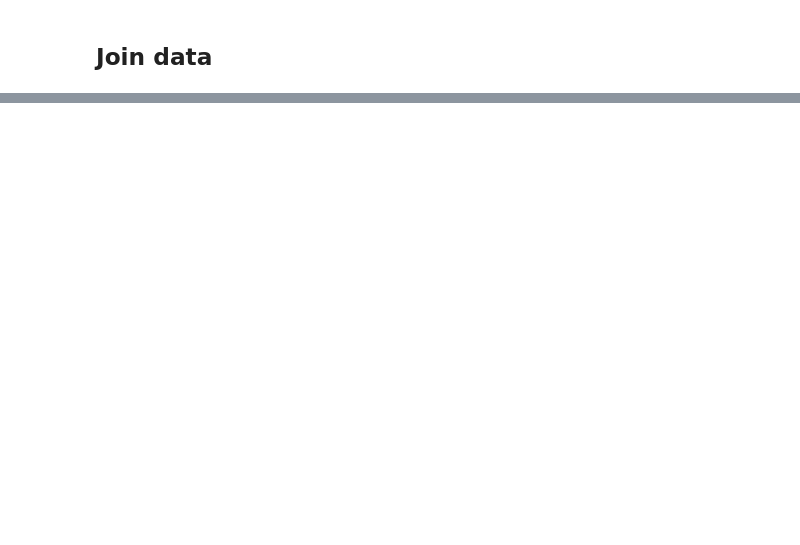
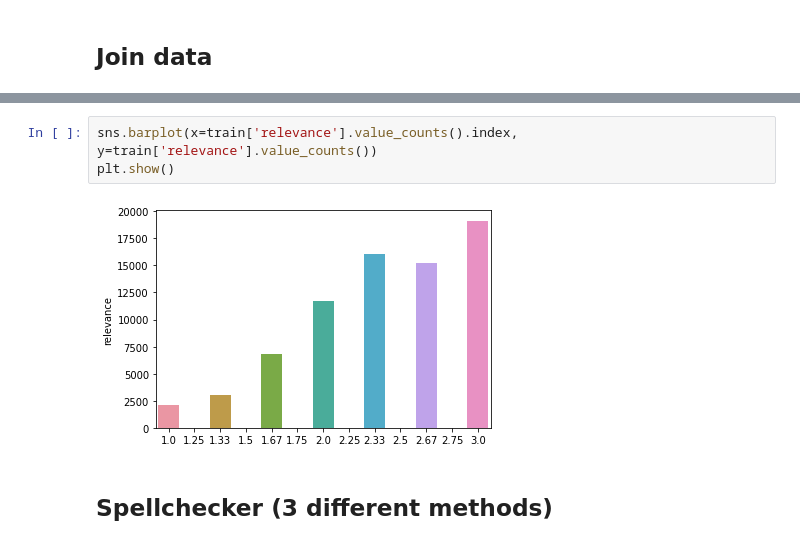
Before and after one commit to lcesaratto/Kaggle-HomeDepot, a Jupyter notebook: 1-EDA & Feature Engineering.ipynb, the cells around one changed output, grey strips where cells are left out. Drawn from its saved outputs; the diff is of its cells as text; blank space fills up the shorter version.

```diff
--- a/1-EDA & Feature Engineering.ipynb
+++ b/1-EDA & Feature Engineering.ipynb
@@ -151,0 +228,7 @@ pd.concat([train, attributes, product_descriptions], axis=1)
+# %%
+sns.barplot(x=train['relevance'].value_counts().index, y=train['relevance'].value_counts())
+plt.show()
+# %% [output]
+[figure, added]
+# %% [markdown]
+## Spellchecker (3 different methods)
```
Also changed, not shown: parts of 22 cells of this notebook, 1 other file.
